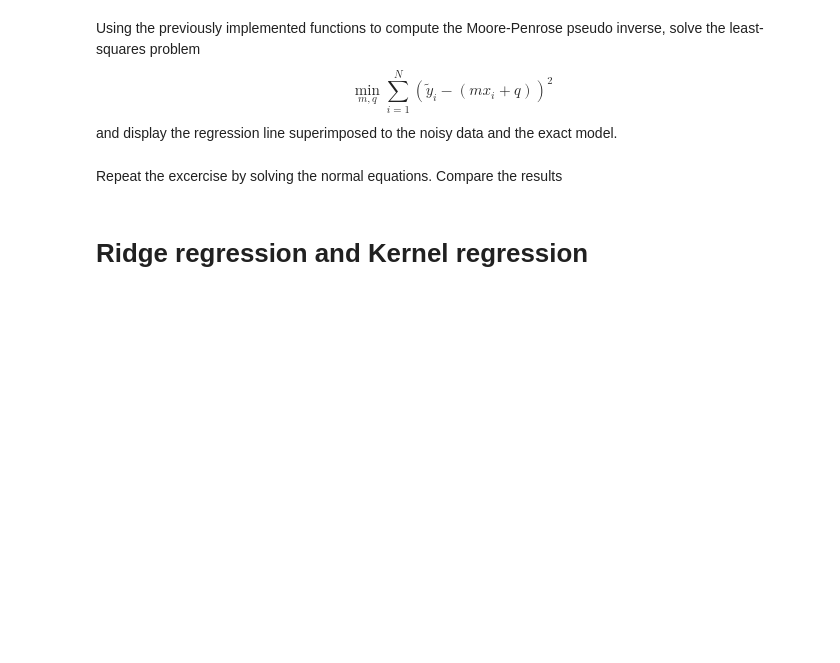
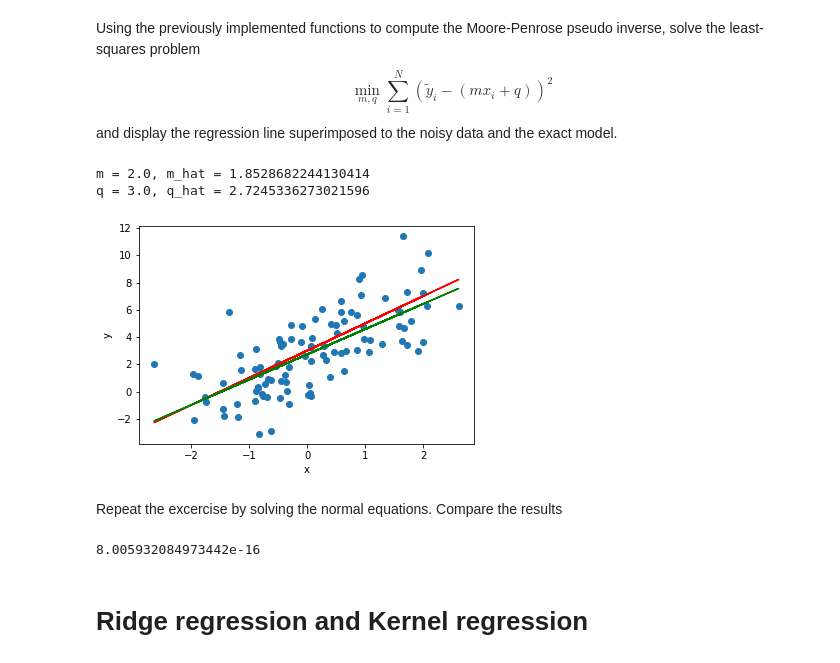
Before and after one commit to biromiro/polimi-naml, a Jupyter notebook: lab-03/LS-ridge-kernel_regression.ipynb, the cells around one changed output. Saved outputs shown, nothing was run; the diff lists cells and outputs as text; code cells hidden in the pictures; blank space fills up the shorter version.

```diff
--- a/lab-03/LS-ridge-kernel_regression.ipynb
+++ b/lab-03/LS-ridge-kernel_regression.ipynb
@@ -13,8 +15,10 @@ def my_pinv1(A):
 # %% [markdown]
 Write now a function computing the Moore-Penrose pseudo inverse, exploiting the reduced SVD.
-# %%
-def my_pinv2(A):
-  ...
-  return ...
+# %%
+def my_pinv2(A):
+  U, s, VT = np.linalg.svd(A, full_matrices=False)
+  s[s > 0] = 1/s[s > 0]
+  sigma_plus = np.diag(s)
+  return VT.T @ sigma_plus @ U.T
 # %% [markdown]
 Generate a random matrix $A$ (with elements sampled from a standard Gaussian distribution) with 5 rows and 4 columns. Compute its Moore-Penrose pseudo inverse thorugh the two functions above defined, and compare the result with the function `numpy.linalg.pinv` (see [Documentation](https://numpy.org/doc/stable/reference/generated/numpy.linalg.pinv.html)).
@@ -53,8 +81,34 @@ $$
 \min_{m,q} \sum_{i=1}^N (\tilde{y}_i - (m x_i + q))^2
 $$
 and display the regression line superimposed to the noisy data and the exact model.
+# %%
+phi = np.block([X[:, None], np.ones((N,1))])
+z = my_pinv2(phi) @ Y
+
+m_hat = z[0]
+q_hat = z[1]
+
+print(f'm = {m}, m_hat = {m_hat}')
+print(f'q = {q}, q_hat = {q_hat}')
+# %% [output]
+m = 2.0, m_hat = 1.8528682244130414
+q = 3.0, q_hat = 2.7245336273021596
+# %%
+plt.scatter(X, Y)
+plt.plot(X, m*X + q, 'r')
+plt.plot(X, m_hat*X + q_hat, 'g')
+plt.xlabel('x')
+plt.ylabel('y')
+plt.show()
+# %% [output]
+[figure, added]
 # %% [markdown]
 Repeat the excercise by solving the normal equations. Compare the results
+# %%
+z2 = np.linalg.solve(phi.transpose() @ phi, phi.transpose() @ Y)
+np.linalg.norm(z2 - z)
+# %% [output]
+8.005932084973442e-16
 # %% [markdown]
 # Ridge regression and Kernel regression
 # %% [markdown]
```
Also changed, not shown: parts of 14 cells of this notebook, 1 other file.
